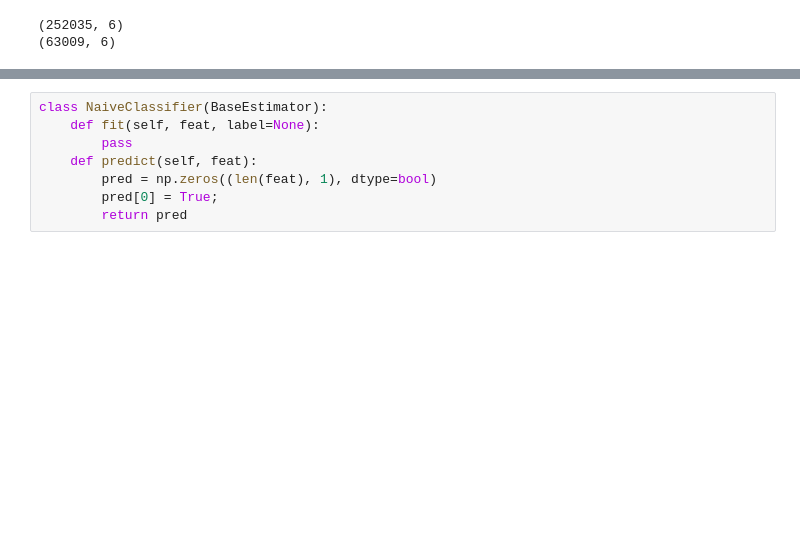
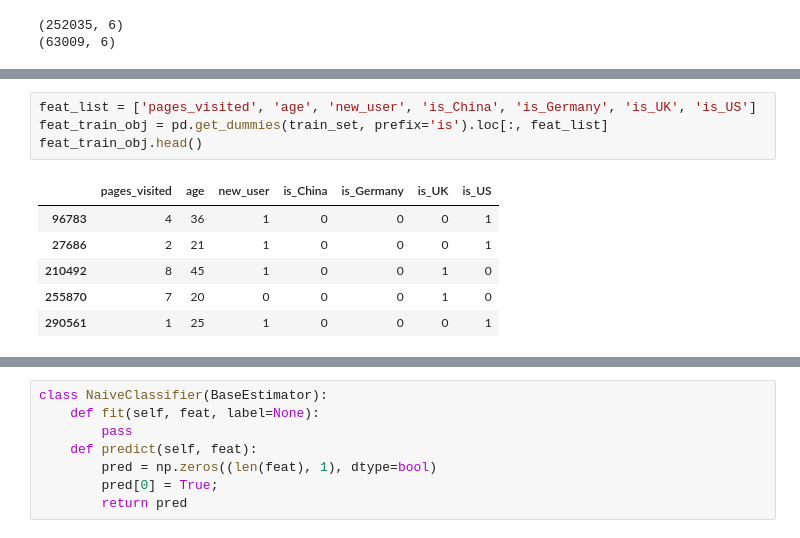
Before and after one commit to rinman24/data_science_notebooks, a Jupyter notebook: notebooks/01 - Customer Conversion Rate.ipynb, the cells around one changed output, grey strips where cells are left out. Cells and saved outputs as stored; diff of their text form; blank space fills up the shorter version.

```diff
--- a/notebooks/01 - Customer Conversion Rate.ipynb
+++ b/notebooks/01 - Customer Conversion Rate.ipynb
@@ -237,0 +260,11 @@ Furthermore, `age` seems to show a negative correlation wth conversion (on avera
+# %%
+feat_list = ['pages_visited', 'age', 'new_user', 'is_China', 'is_Germany', 'is_UK', 'is_US']
+feat_train_obj = pd.get_dummies(train_set, prefix='is').loc[:, feat_list]
+feat_train_obj.head()
+# %% [output]
+|  | pages_visited | age | new_user | is_China | is_Germany | is_UK | is_US |
+| 96783 | 4 | 36 | 1 | 0 | 0 | 0 | 1 |
+| 27686 | 2 | 21 | 1 | 0 | 0 | 0 | 1 |
+| 210492 | 8 | 45 | 1 | 0 | 0 | 1 | 0 |
+| 255870 | 7 | 20 | 0 | 0 | 0 | 1 | 0 |
+| 290561 | 1 | 25 | 1 | 0 | 0 | 0 | 1 |
```
Also changed, not shown: parts of 55 cells of this notebook.
